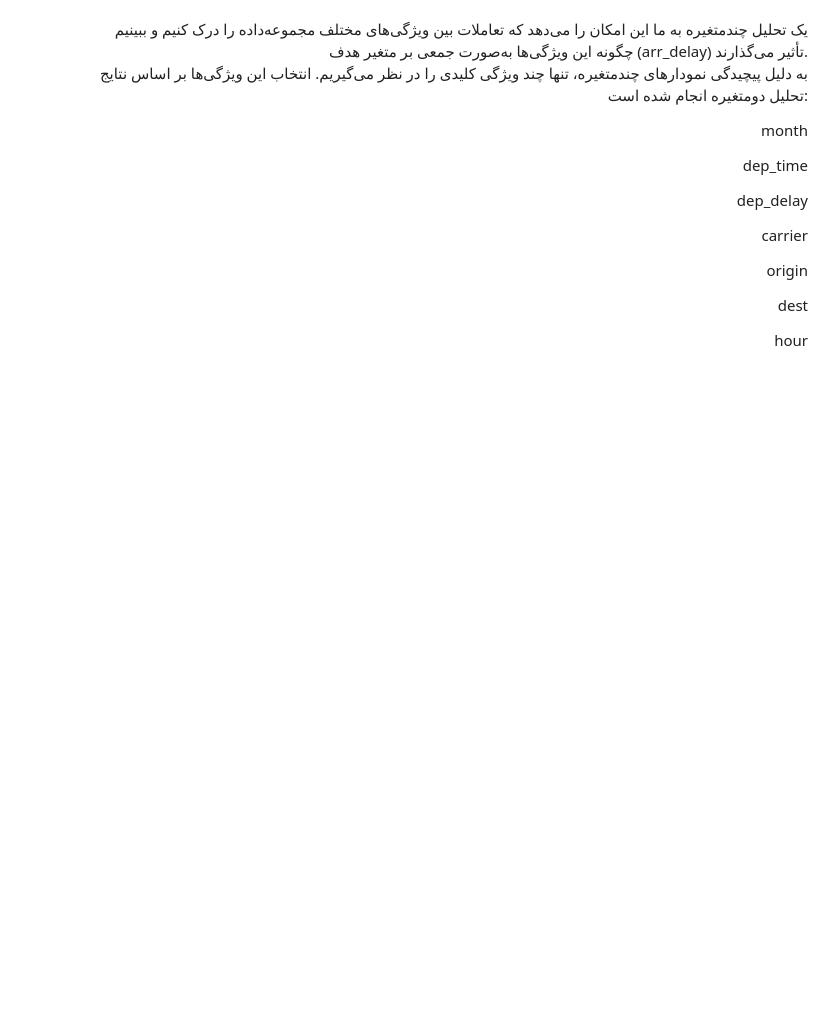
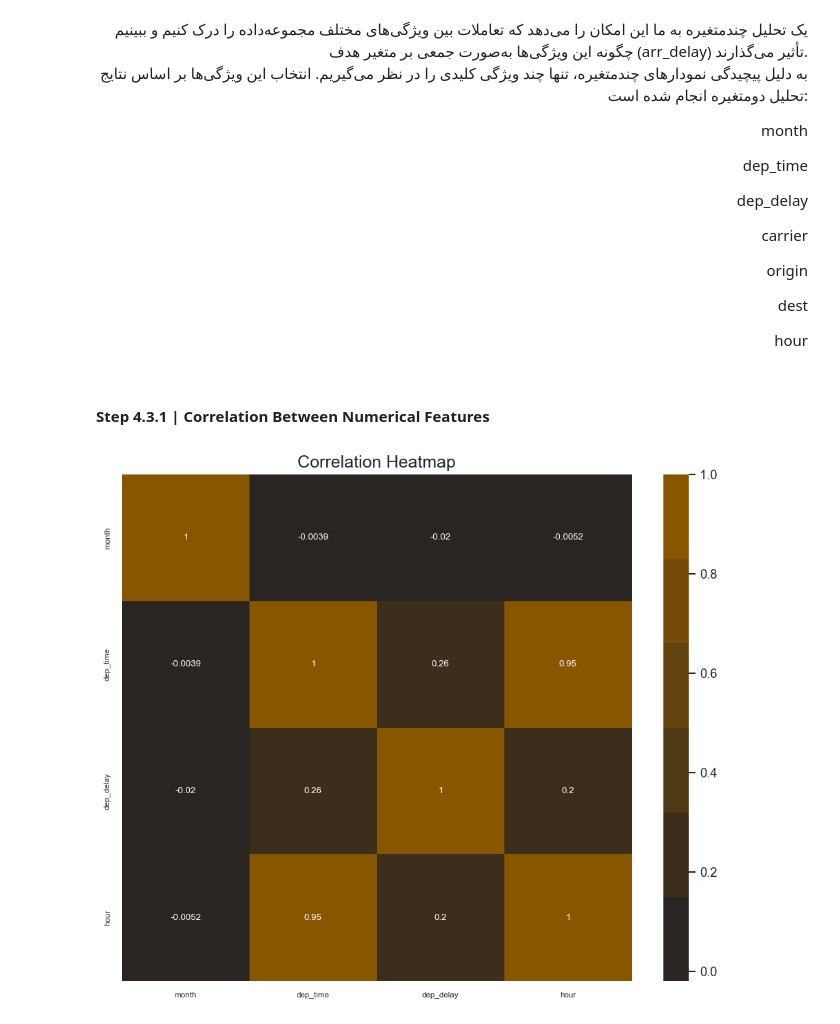
Before and after one commit to ar3haa/EDA-Preprocessing-For-Flights-Data, a Jupyter notebook: data_analysis_for _flights_data.ipynb, the cells around one changed output. Drawn from its saved outputs; the diff is of its cells as text; code cells hidden in the pictures; blank space fills up the shorter version.

Commit message:
EDA (Multivariate Analysis step 4.3.1 - 4.3.3)

```diff
--- a/data_analysis_for _flights_data.ipynb
+++ b/data_analysis_for _flights_data.ipynb
@@ -529,3 +529,20 @@ dest
 
 hour
 </div>
+# %% [markdown]
+#### Step 4.3.1 | Correlation Between Numerical Features
+# %%
+colors_multi = sns.dark_palette('#850' , as_cmap=False)
+
+numeric_features = ['month' , 'dep_time' , 'dep_delay' , 'hour']
+correlation_matrix = df[numeric_features].corr()
+
+plt.figure(figsize=(10,8))
+sns.heatmap(correlation_matrix , annot=True , cmap=colors_multi , annot_kws={"size":8})
+
+plt.xticks(fontsize=7)
+plt.yticks(fontsize=7)
+plt.title('Correlation Heatmap', fontsize=15)
+plt.show()
+# %% [output]
+[figure, added]
```
Also changed, not shown: parts of 6 cells of this notebook.
